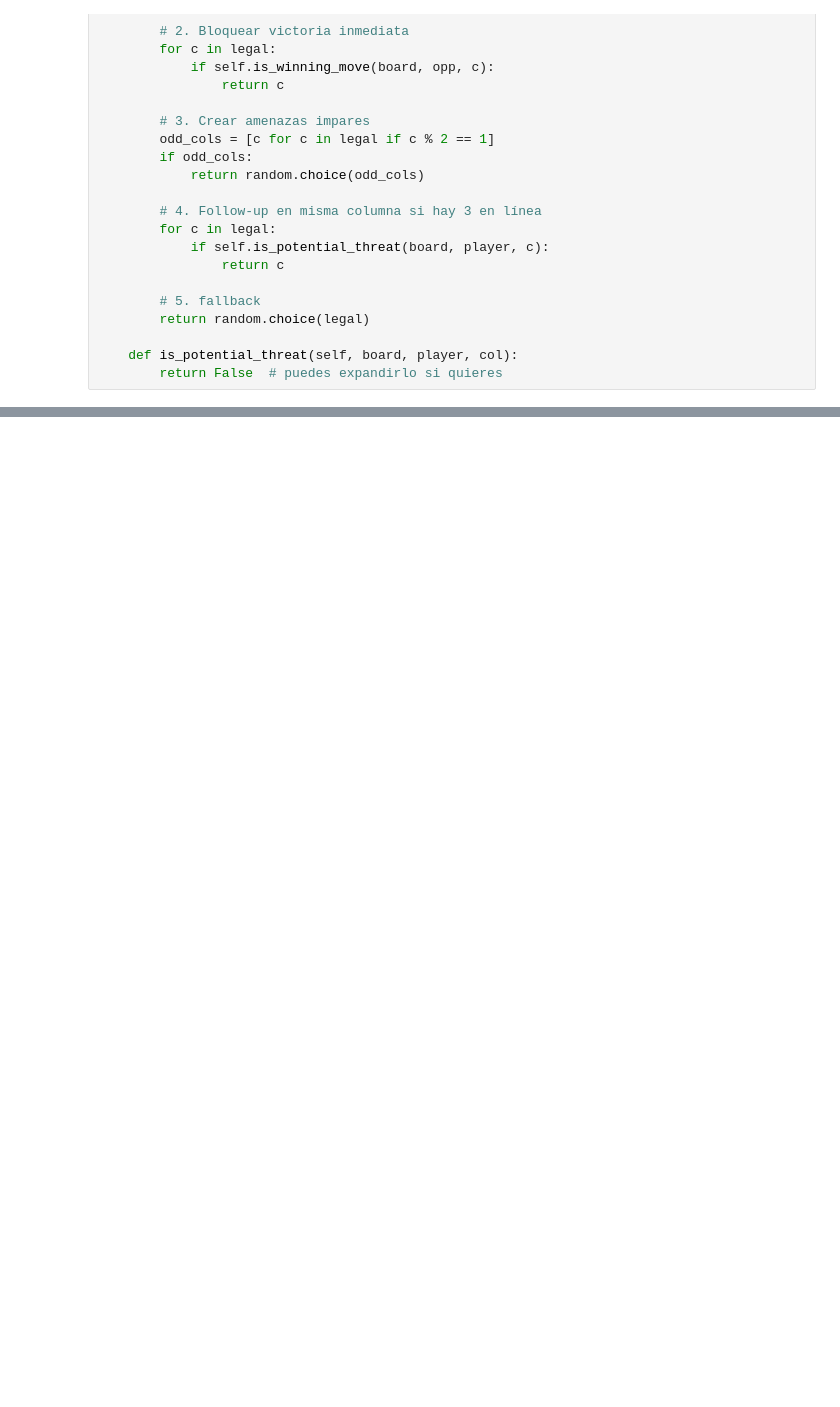
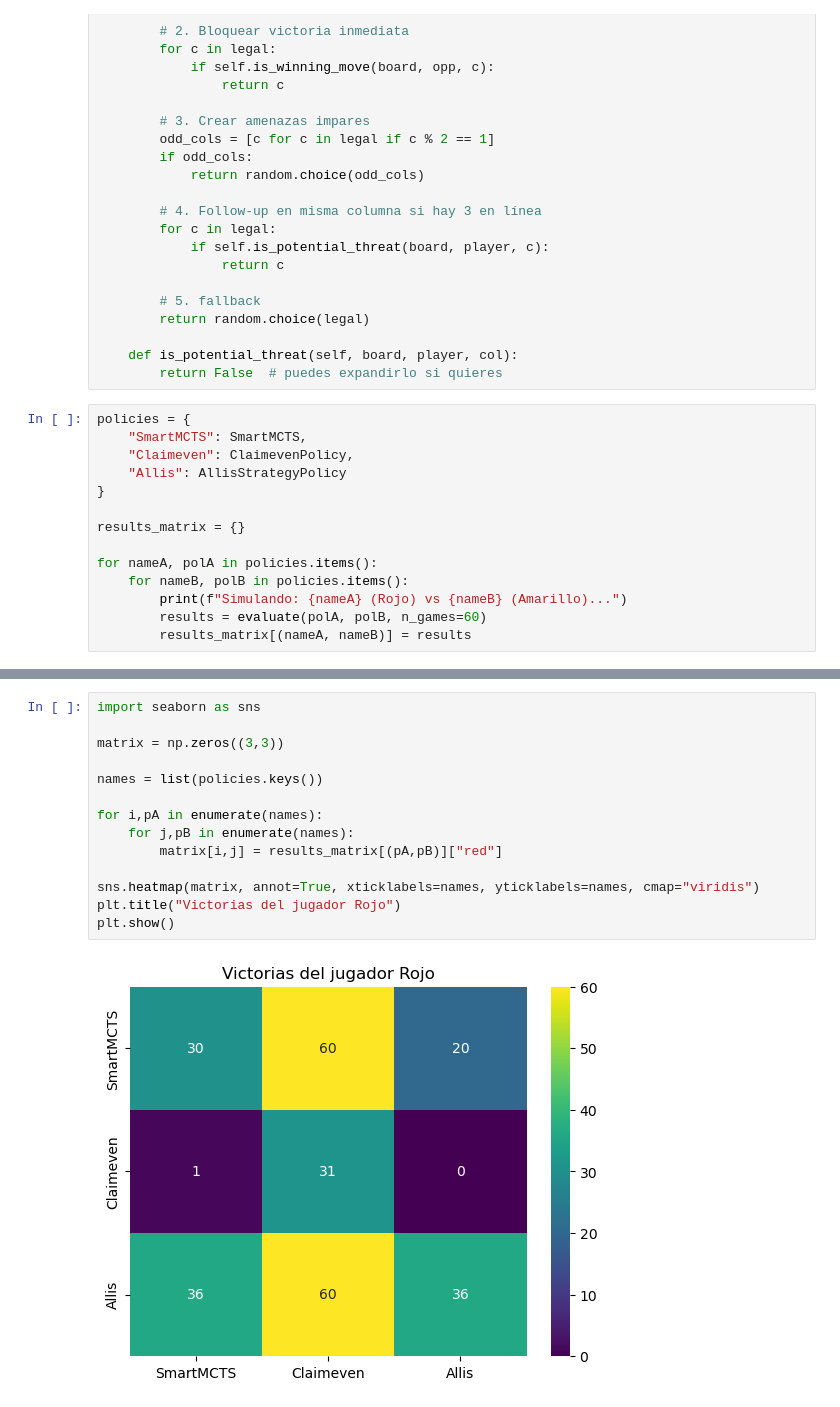
Before and after one commit to 1JuL/ai_fundamentals_fp, a Jupyter notebook: tournament/compares.ipynb, the cells around one changed output, grey strips where cells are left out. Cells and saved outputs as stored; diff of their text form; blank space fills up the shorter version.

```diff
--- a/tournament/compares.ipynb
+++ b/tournament/compares.ipynb
@@ -108,3 +108,17 @@ class AllisStrategyPolicy(Policy):
 
     def is_potential_threat(self, board, player, col):
         return False  # puedes expandirlo si quieres
+# %%
+policies = {
+    "SmartMCTS": SmartMCTS,
+    "Claimeven": ClaimevenPolicy,
+    "Allis": AllisStrategyPolicy
+}
+
+results_matrix = {}
+
+for nameA, polA in policies.items():
+    for nameB, polB in policies.items():
+        print(f"Simulando: {nameA} (Rojo) vs {nameB} (Amarillo)...")
+        results = evaluate(polA, polB, n_games=60)
+        results_matrix[(nameA, nameB)] = results
@@ -110,0 +184,16 @@ class AllisStrategyPolicy(Policy):
+# %%
+import seaborn as sns
+
+matrix = np.zeros((3,3))
+
+names = list(policies.keys())
+
+for i,pA in enumerate(names):
+    for j,pB in enumerate(names):
+        matrix[i,j] = results_matrix[(pA,pB)]["red"]
+
+sns.heatmap(matrix, annot=True, xticklabels=names, yticklabels=names, cmap="viridis")
+plt.title("Victorias del jugador Rojo")
+plt.show()
+# %% [output]
+[figure, added]
```
Also changed, not shown: parts of 9 cells of this notebook.
